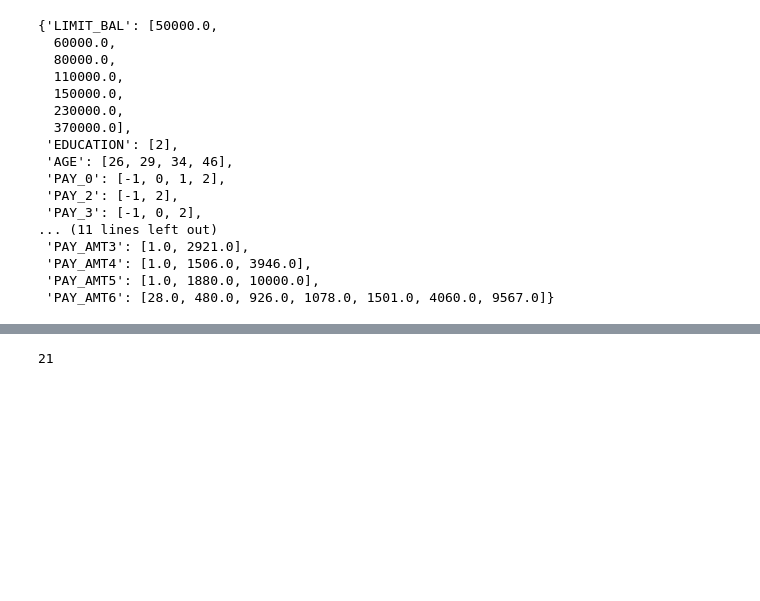
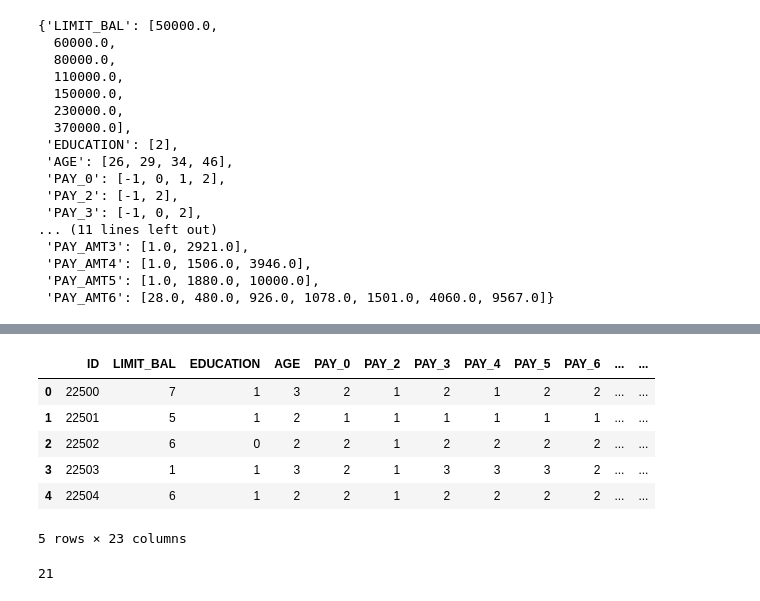
Before and after one commit to BruceYanghy/End-to-End-Guide-to-Building-a-Credit-Scorecard-Using-Machine-Learning, a Jupyter notebook: End-to-End-Guide-to-Building-a-Credit-Scorecard-Using-Machine-Learning.ipynb, the cells around one changed output, grey strips where cells are left out. Saved outputs shown, nothing was run; the diff lists cells and outputs as text; code cells hidden in the pictures; blank space fills up the shorter version.

```diff
--- a/End-to-End-Guide-to-Building-a-Credit-Scorecard-Using-Machine-Learning.ipynb
+++ b/End-to-End-Guide-to-Building-a-Credit-Scorecard-Using-Machine-Learning.ipynb
@@ -287 +335,11 @@ test_bin = combiner.transform(test[train_selected_bin.columns])
+# %%
+test_bin.head()
+# %% [output]
+|  | ID | LIMIT_BAL | EDUCATION | AGE | PAY_0 | PAY_2 | PAY_3 | PAY_4 | PAY_5 | PAY_6 | ... | ... |
+| 0 | 22500 | 7 | 1 | 3 | 2 | 1 | 2 | 1 | 2 | 2 | ... | ... |
+| 1 | 22501 | 5 | 1 | 2 | 1 | 1 | 1 | 1 | 1 | 1 | ... | ... |
+| 2 | 22502 | 6 | 0 | 2 | 2 | 1 | 2 | 2 | 2 | 2 | ... | ... |
+| 3 | 22503 | 1 | 1 | 3 | 2 | 1 | 3 | 3 | 3 | 2 | ... | ... |
+| 4 | 22504 | 6 | 1 | 2 | 2 | 1 | 2 | 2 | 2 | 2 | ... | ... |
+5 rows × 23 columns
 # %%
```
Also changed, not shown: parts of 38 cells of this notebook.
